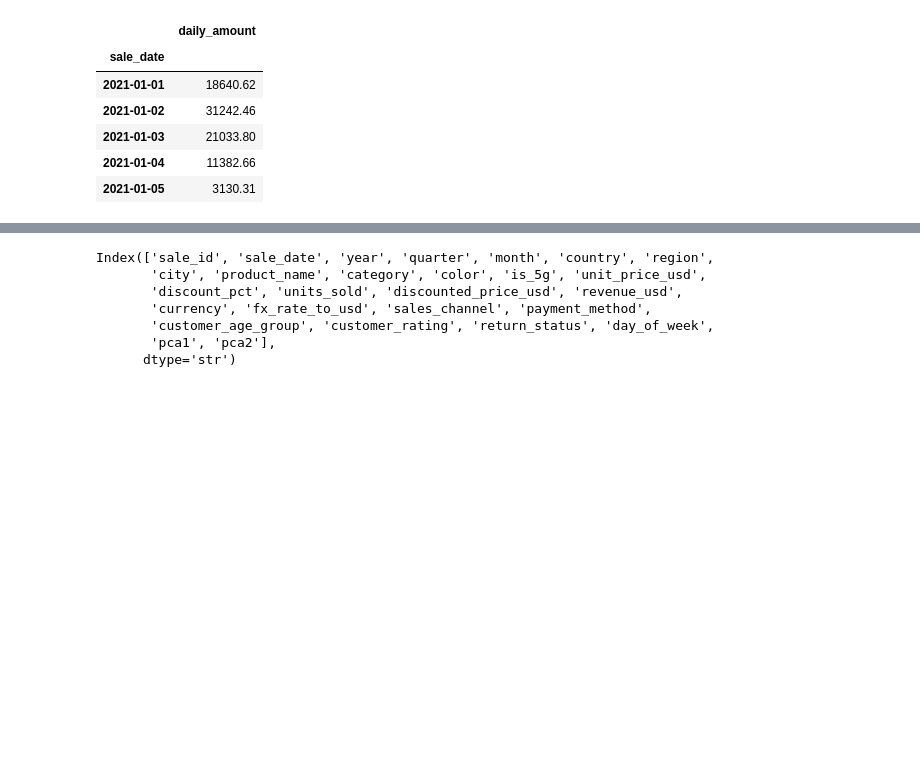
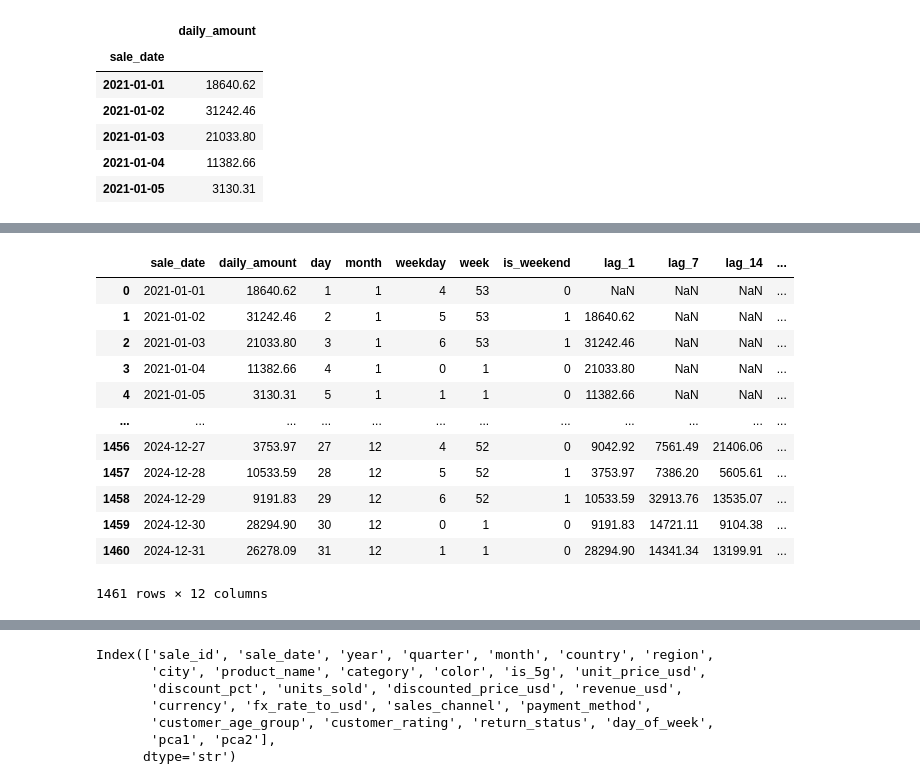
Before and after one commit to rizikilatifa/Samsung-Sales-Forecasting, a Jupyter notebook: Samsung Sales forecasting.ipynb, the cells around one changed output, grey strips where cells are left out. Drawn from its saved outputs; the diff is of its cells as text; code cells hidden in the pictures; blank space fills up the shorter version.

```diff
--- a/Samsung Sales forecasting.ipynb
+++ b/Samsung Sales forecasting.ipynb
@@ -964,0 +1043,7 @@ ModuleNotFoundError: No module named 'statsmodels'
+# %%
+daily_sales = data.set_index('sale_date')['revenue_usd'].resample('D').sum().to_frame().rename(columns={'revenue_usd': 'daily_amount'})
+
+#Groups  sales data by day ('D' stands for daily) and sums the total sales amount ('amount') for each day.
+
+# Reset index to access the proper date as a column to extract day, week etc.
+daily_sales = daily_sales.reset_index()
@@ -964,0 +1053,7 @@ ModuleNotFoundError: No module named 'statsmodels'
+# %%
+# 5.2 Time-Based Features -> Helps capture seasonality, monthly cycles, and weekday trends.
+daily_sales['day'] = daily_sales['sale_date'].dt.day
+daily_sales['month'] = daily_sales['sale_date'].dt.month
+daily_sales['weekday'] = daily_sales['sale_date'].dt.weekday
+daily_sales['week'] = daily_sales['sale_date'].dt.isocalendar().week.astype(int)
+daily_sales['is_weekend'] = (daily_sales['weekday'] >= 5).astype(int)
@@ -964,0 +1063,5 @@ ModuleNotFoundError: No module named 'statsmodels'
+# %%
+# 5.3 Lag Features -> Introduces previous day’s, week’s, and 2-weeks-ago sales as past values of sales to capture recent trends(In our case Time Series benefits from Historical values)
+daily_sales['lag_1'] = daily_sales['daily_amount'].shift(1)
+daily_sales['lag_7'] = daily_sales['daily_amount'].shift(7)
+daily_sales['lag_14'] = daily_sales['daily_amount'].shift(14)
@@ -964,0 +1072,21 @@ ModuleNotFoundError: No module named 'statsmodels'
+# %%
+# 5.4 Rolling Window Features ->Calculates the 7-day moving average and 7-day moving standard deviation
+#thus Smoothens out short-term fluctuations and captures sales volatility and trends.
+daily_sales['rolling_mean_7'] = daily_sales['daily_amount'].rolling(window=7).mean()
+daily_sales['rolling_std_7'] = daily_sales['daily_amount'].rolling(window=7).std()
+# %%
+daily_sales
+# %% [output]
+|  | sale_date | daily_amount | day | month | weekday | week | is_weekend | lag_1 | lag_7 | lag_14 | ... |
+| 0 | 2021-01-01 | 18640.62 | 1 | 1 | 4 | 53 | 0 | NaN | NaN | NaN | ... |
+| 1 | 2021-01-02 | 31242.46 | 2 | 1 | 5 | 53 | 1 | 18640.62 | NaN | NaN | ... |
+| 2 | 2021-01-03 | 21033.80 | 3 | 1 | 6 | 53 | 1 | 31242.46 | NaN | NaN | ... |
+| 3 | 2021-01-04 | 11382.66 | 4 | 1 | 0 | 1 | 0 | 21033.80 | NaN | NaN | ... |
+| 4 | 2021-01-05 | 3130.31 | 5 | 1 | 1 | 1 | 0 | 11382.66 | NaN | NaN | ... |
+| ... | ... | ... | ... | ... | ... | ... | ... | ... | ... | ... | ... |
+| 1456 | 2024-12-27 | 3753.97 | 27 | 12 | 4 | 52 | 0 | 9042.92 | 7561.49 | 21406.06 | ... |
+| 1457 | 2024-12-28 | 10533.59 | 28 | 12 | 5 | 52 | 1 | 3753.97 | 7386.20 | 5605.61 | ... |
+| 1458 | 2024-12-29 | 9191.83 | 29 | 12 | 6 | 52 | 1 | 10533.59 | 32913.76 | 13535.07 | ... |
+| 1459 | 2024-12-30 | 28294.90 | 30 | 12 | 0 | 1 | 0 | 9191.83 | 14721.11 | 9104.38 | ... |
+| 1460 | 2024-12-31 | 26278.09 | 31 | 12 | 1 | 1 | 0 | 28294.90 | 14341.34 | 13199.91 | ... |
+1461 rows × 12 columns
```
Also changed, not shown: parts of 19 cells of this notebook.
